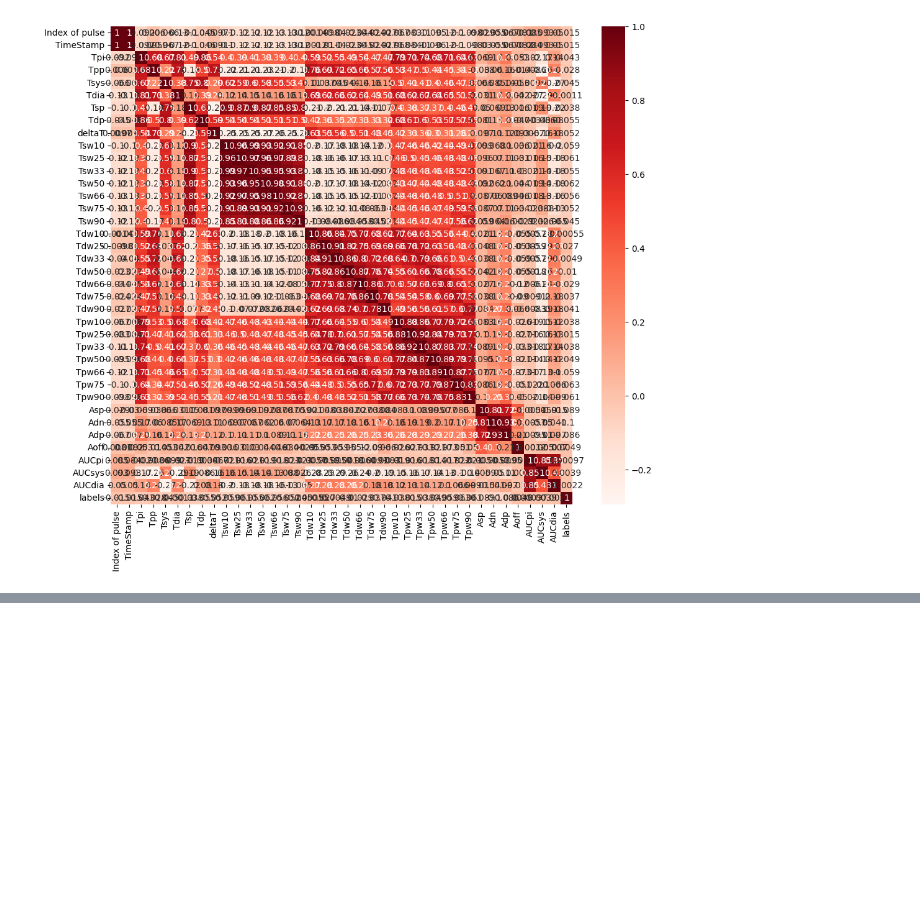
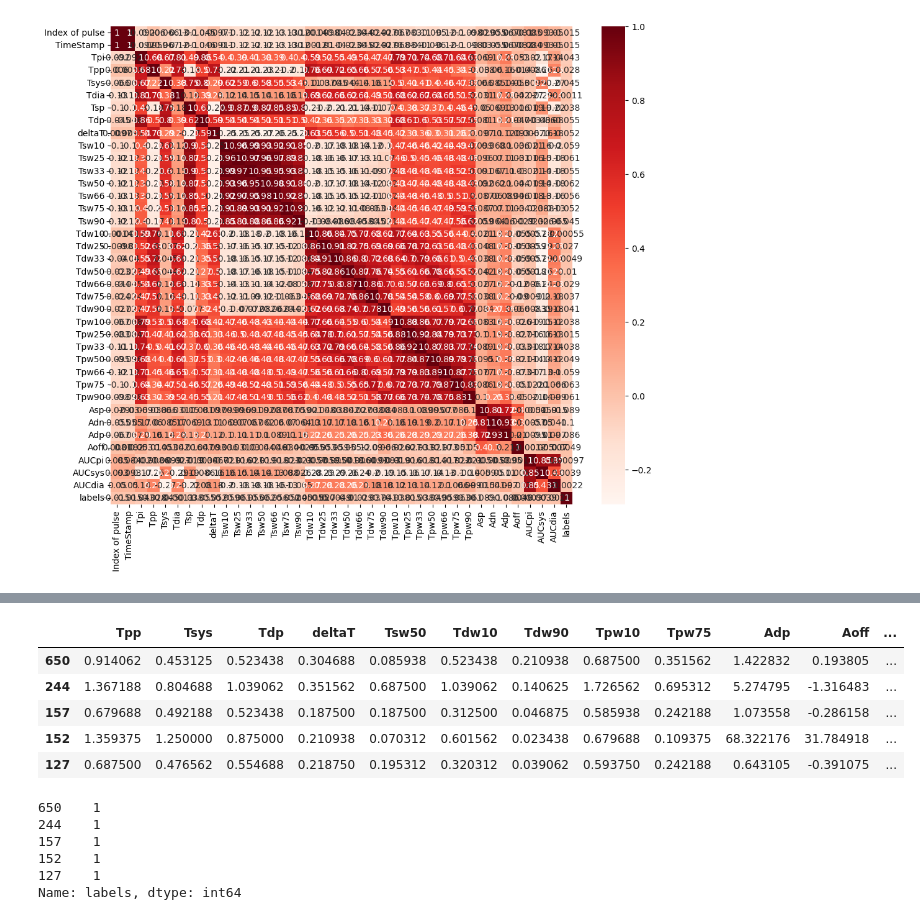
Before and after one commit to FrancescoLeni/AI_PPG, a Jupyter notebook: correlation_analysis_attempy.ipynb, the cells around one changed output, grey strips where cells are left out. Cells and saved outputs as stored; diff of their text form; code cells hidden in the pictures; blank space fills up the shorter version.

```diff
--- a/correlation_analysis_attempy.ipynb
+++ b/correlation_analysis_attempy.ipynb
@@ -165,0 +221,18 @@ KeyError: ('Tpi', 'Tpp', 'Tsys', 'Tdia', 'Tsp', 'Tdp')
+# %%
+test_split.head()
+# %% [output]
+|  | Tpp | Tsys | Tdp | deltaT | Tsw50 | Tdw10 | Tdw90 | Tpw10 | Tpw75 | Adp | Aoff | ... |
+| 650 | 0.914062 | 0.453125 | 0.523438 | 0.304688 | 0.085938 | 0.523438 | 0.210938 | 0.687500 | 0.351562 | 1.422832 | 0.193805 | ... |
+| 244 | 1.367188 | 0.804688 | 1.039062 | 0.351562 | 0.687500 | 1.039062 | 0.140625 | 1.726562 | 0.695312 | 5.274795 | -1.316483 | ... |
+| 157 | 0.679688 | 0.492188 | 0.523438 | 0.187500 | 0.187500 | 0.312500 | 0.046875 | 0.585938 | 0.242188 | 1.073558 | -0.286158 | ... |
+| 152 | 1.359375 | 1.250000 | 0.875000 | 0.210938 | 0.070312 | 0.601562 | 0.023438 | 0.679688 | 0.109375 | 68.322176 | 31.784918 | ... |
+| 127 | 0.687500 | 0.476562 | 0.554688 | 0.218750 | 0.195312 | 0.320312 | 0.039062 | 0.593750 | 0.242188 | 0.643105 | -0.391075 | ... |
+# %%
+test_labels.head()
+# %% [output]
+650    1
+244    1
+157    1
+152    1
+127    1
+Name: labels, dtype: int64
```
Also changed, not shown: parts of 13 cells of this notebook, 1 other file.
